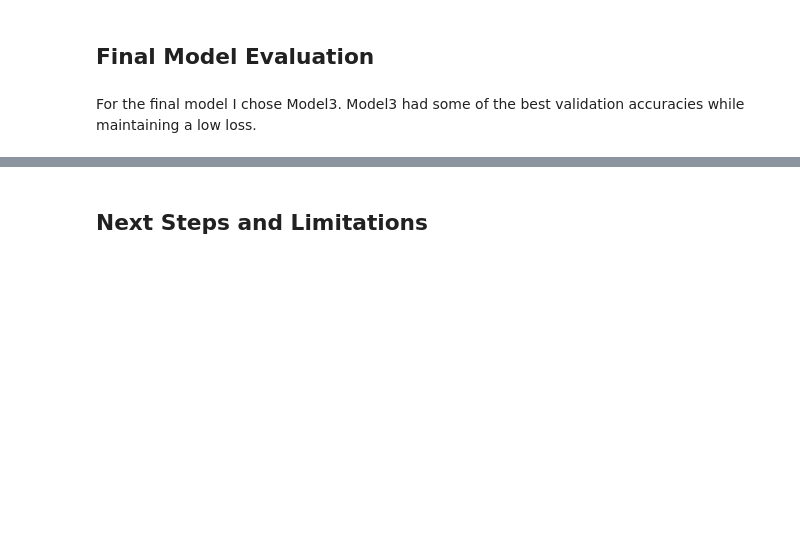
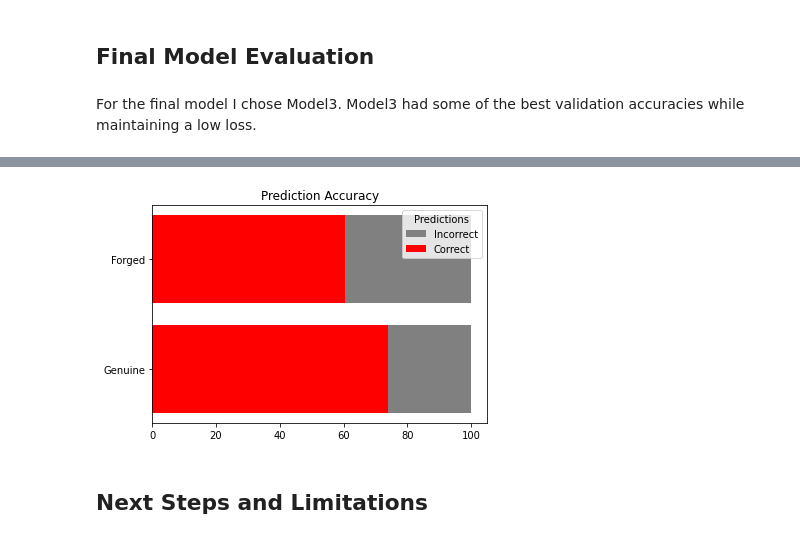
Before and after one commit to ZachRauch/Detecting_Signature_Fraud, a Jupyter notebook: Signature_Classification.ipynb, the cells around one changed output, grey strips where cells are left out. Saved outputs shown, nothing was run; the diff lists cells and outputs as text; code cells hidden in the pictures; blank space fills up the shorter version.

```diff
--- a/Signature_Classification.ipynb
+++ b/Signature_Classification.ipynb
@@ -688,3 +692,27 @@ plt.savefig('/content/drive/MyDrive/auc_curve.jpeg');
+# %%
+TN = cm[0][0]
+FN = cm[1][0]
+TP = cm[1][1]
+FP = cm[0][1]
+
+b2 = plt.barh(['Genuine', 'Forged'],
+              [100*(TP/ (TP+FP)), 100*(TN/ (TN+FN))],
+              color="red")
+
+b1 = plt.barh(['Genuine', 'Forged'],
+              [100*(FP/ (TP+FP)),100*(FN/ (TN+FN))],
+              left=[100*(TP/ (TP+FP)), 100*(TN/ (TN+FN))],
+              color="gray")
+
+plt.legend([b1, b2], ["Incorrect", "Correct"],
+           title="Predictions", loc="best")
+plt.title('Prediction Accuracy')
+
+plt.savefig('/content/drive/MyDrive/Prediction_Accuracy.jpeg', dpi=200)
+plt.savefig('/content/drive/MyDrive/Prediction_Accuracy.png', dpi=200)
+plt.show();
+# %% [output]
+[figure, added]
 # %% [markdown]
 ## Next Steps and Limitations
 # %% [markdown]
```
Also changed, not shown: parts of 3 cells of this notebook.
